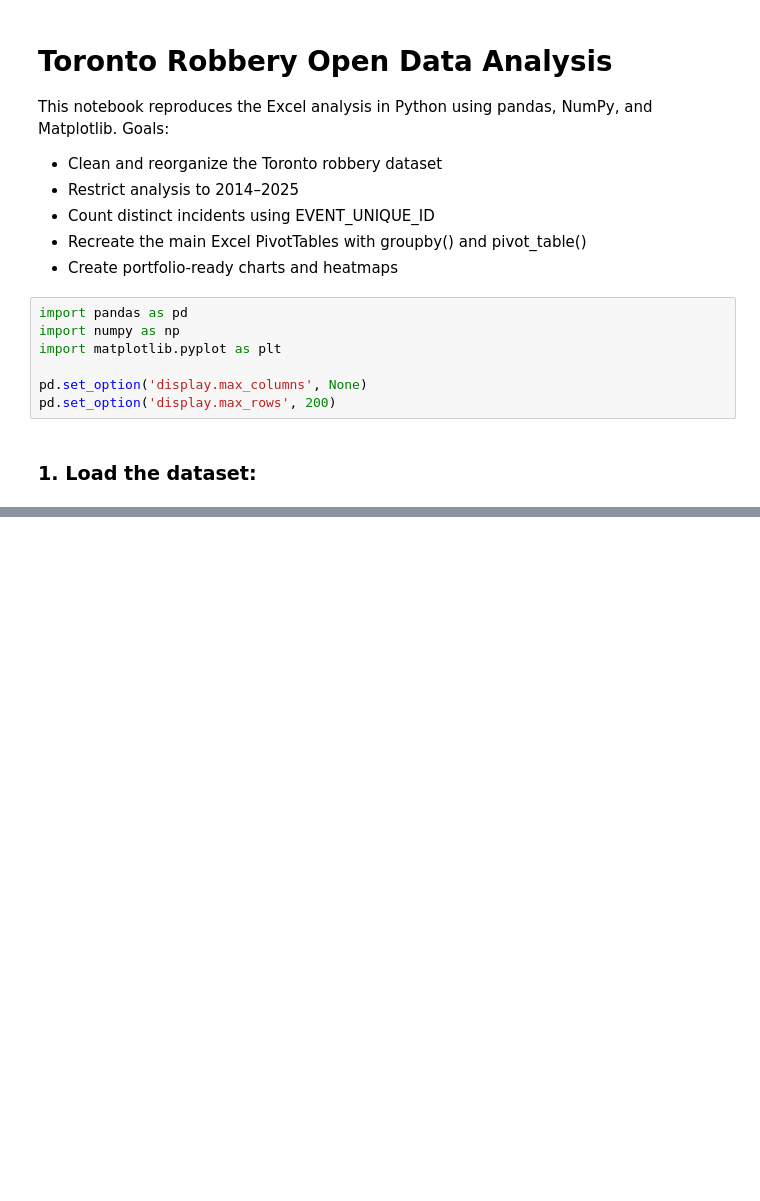
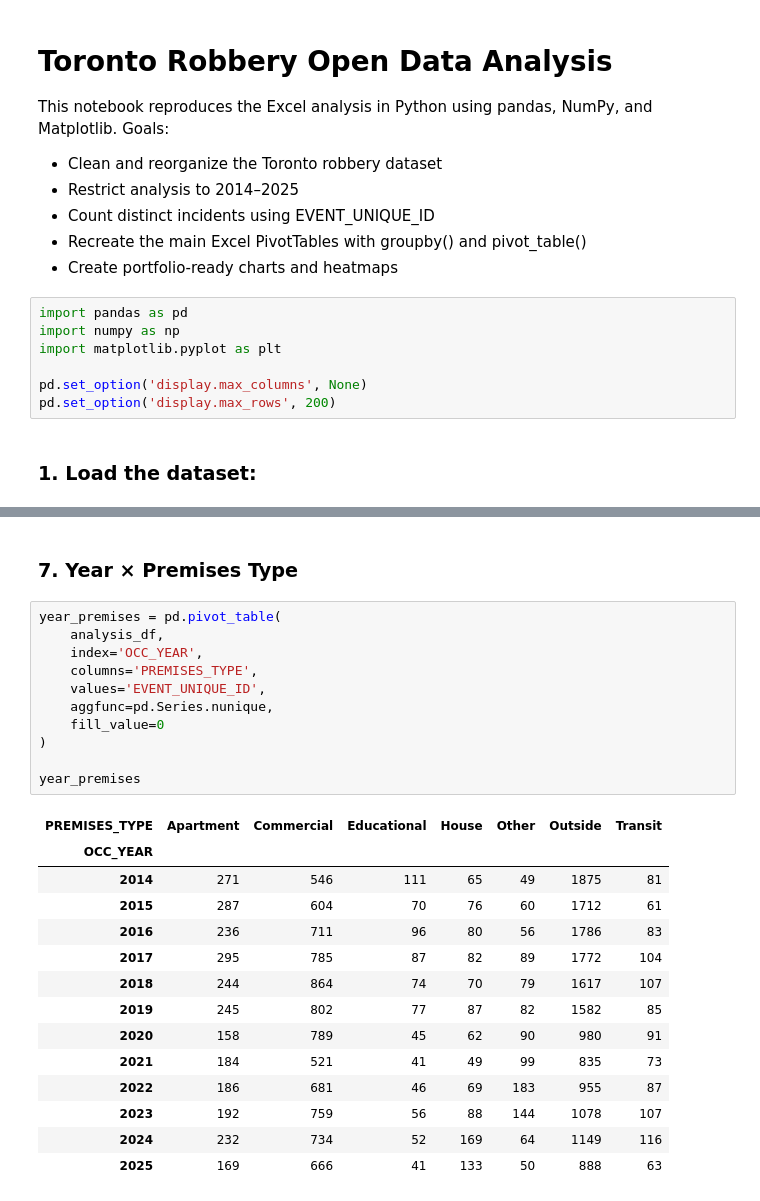
Before and after one commit to waz-abd/Toronto-Robbery-Analysis, a Jupyter notebook: main.ipynb, the cells around one changed output, grey strips where cells are left out. Drawn from its saved outputs; the diff is of its cells as text; blank space fills up the shorter version.

```diff
--- a/main.ipynb
+++ b/main.ipynb
@@ -35,0 +173,28 @@ Columns: 31
+# %% [markdown]
+### 7. Year × Premises Type
+# %%
+year_premises = pd.pivot_table(
+    analysis_df,
+    index='OCC_YEAR',
+    columns='PREMISES_TYPE',
+    values='EVENT_UNIQUE_ID',
+    aggfunc=pd.Series.nunique,
+    fill_value=0
+)
+
+year_premises
+# %% [output]
+| PREMISES_TYPE | Apartment | Commercial | Educational | House | Other | Outside | Transit |
+| OCC_YEAR |  |  |  |  |  |  |  |
+| 2014 | 271 | 546 | 111 | 65 | 49 | 1875 | 81 |
+| 2015 | 287 | 604 | 70 | 76 | 60 | 1712 | 61 |
+| 2016 | 236 | 711 | 96 | 80 | 56 | 1786 | 83 |
+| 2017 | 295 | 785 | 87 | 82 | 89 | 1772 | 104 |
+| 2018 | 244 | 864 | 74 | 70 | 79 | 1617 | 107 |
+| 2019 | 245 | 802 | 77 | 87 | 82 | 1582 | 85 |
+| 2020 | 158 | 789 | 45 | 62 | 90 | 980 | 91 |
+| 2021 | 184 | 521 | 41 | 49 | 99 | 835 | 73 |
+| 2022 | 186 | 681 | 46 | 69 | 183 | 955 | 87 |
+| 2023 | 192 | 759 | 56 | 88 | 144 | 1078 | 107 |
+| 2024 | 232 | 734 | 52 | 169 | 64 | 1149 | 116 |
+| 2025 | 169 | 666 | 41 | 133 | 50 | 888 | 63 |
```
Also changed, not shown: parts of 19 cells of this notebook.
